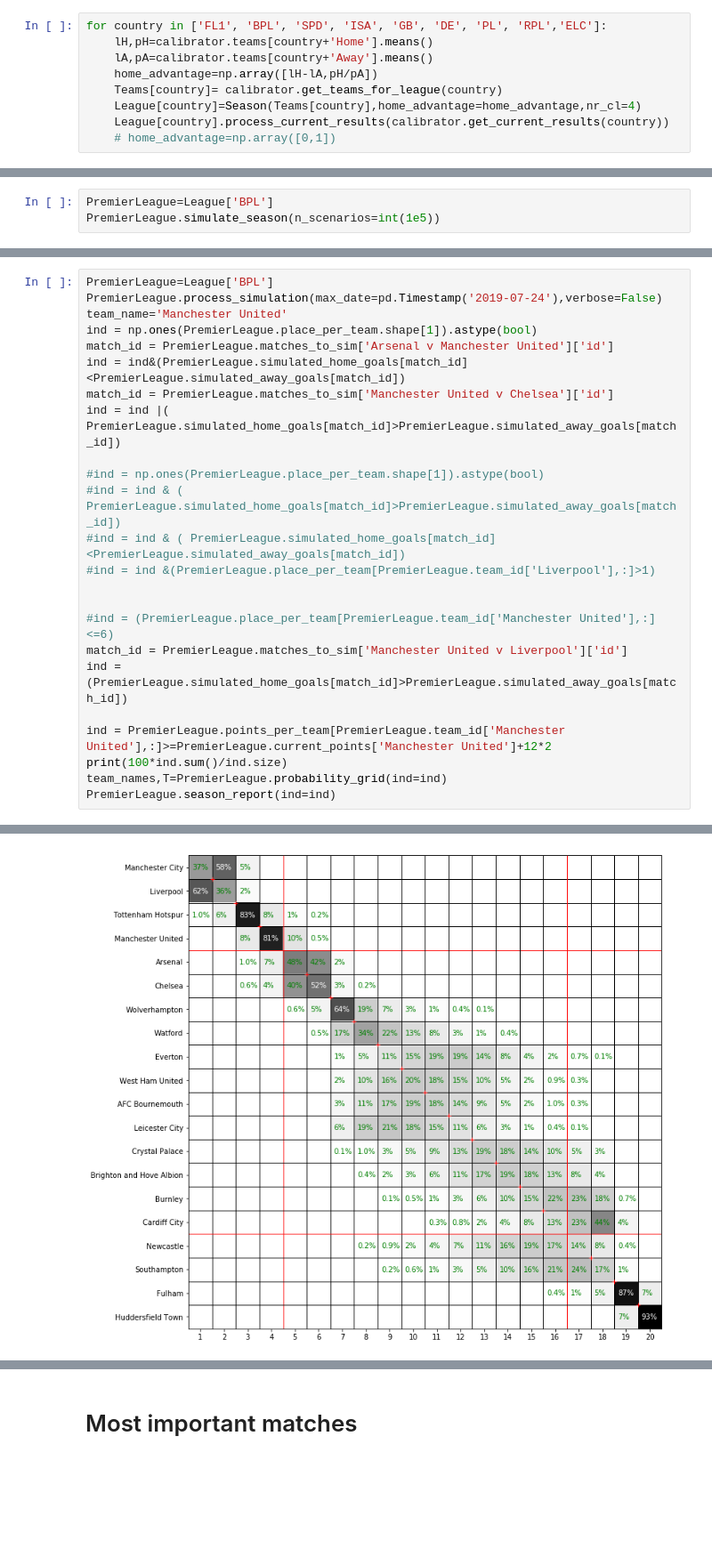
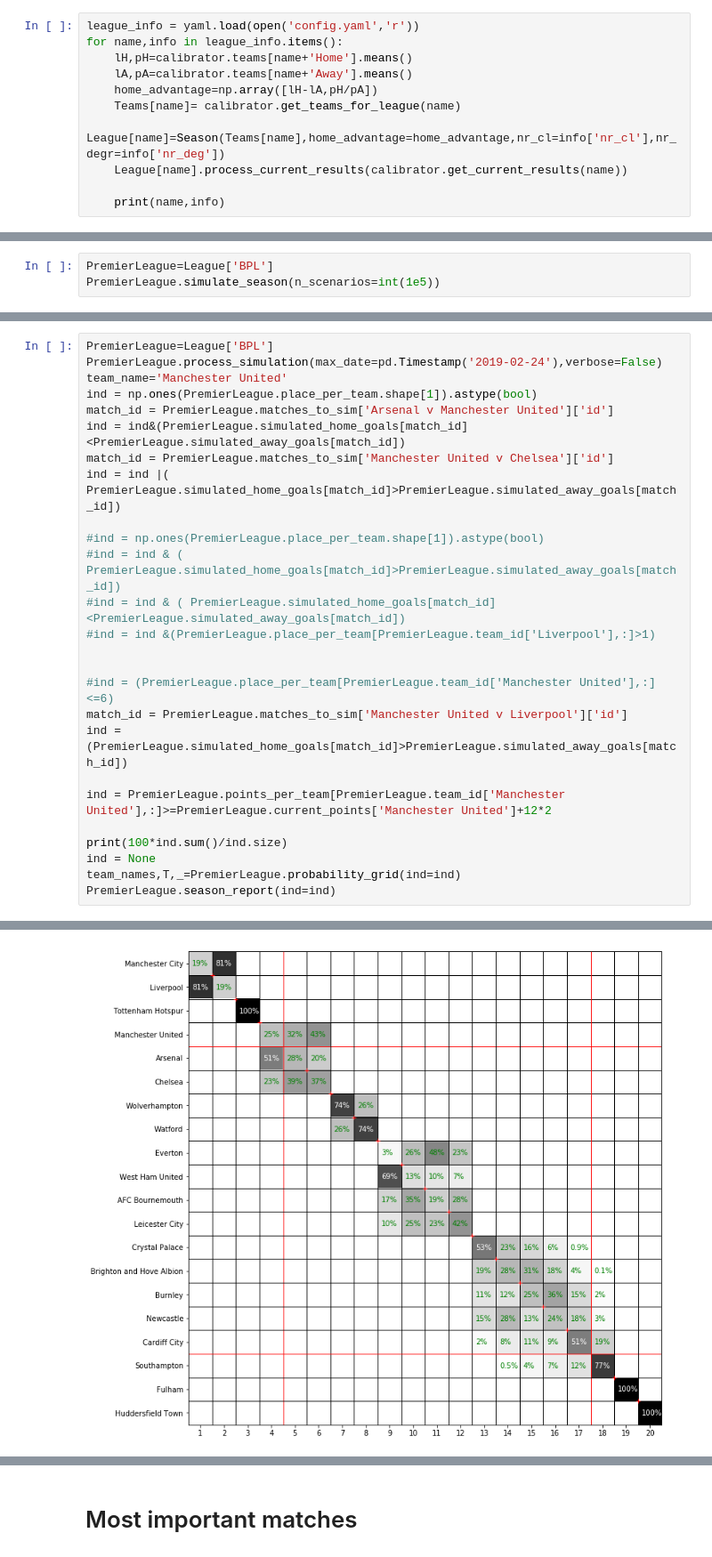
Before and after one commit to tchnvkng/football_sim, a Jupyter notebook: pl2.ipynb, the cells around one changed output, grey strips where cells are left out. Shown at 89% size. Saved outputs shown, nothing was run; the diff lists cells and outputs as text; blank space fills up the shorter version.

Commit message:
config.yaml added with settings

```diff
--- a/pl2.ipynb
+++ b/pl2.ipynb
@@ -69,9 +70,11 @@ simulation not yet processed, processing
 # %%
-for country in ['FL1', 'BPL', 'SPD', 'ISA', 'GB', 'DE', 'PL', 'RPL','ELC']:
-    lH,pH=calibrator.teams[country+'Home'].means()
-    lA,pA=calibrator.teams[country+'Away'].means()
+league_info = yaml.load(open('config.yaml','r'))
+for name,info in league_info.items():
+    lH,pH=calibrator.teams[name+'Home'].means()
+    lA,pA=calibrator.teams[name+'Away'].means()
     home_advantage=np.array([lH-lA,pH/pA])
-    Teams[country]= calibrator.get_teams_for_league(country)
-    League[country]=Season(Teams[country],home_advantage=home_advantage,nr_cl=4)
-    League[country].process_current_results(calibrator.get_current_results(country))
-    # home_advantage=np.array([0,1])
+    Teams[name]= calibrator.get_teams_for_league(name)
+    League[name]=Season(Teams[name],home_advantage=home_advantage,nr_cl=info['nr_cl'],nr_degr=info['nr_deg'])
+    League[name].process_current_results(calibrator.get_current_results(name))
+
+    print(name,info)
@@ -96,6 +117,6 @@ League[country].season_report()
 # %%
 PremierLeague=League['BPL']
-PremierLeague.process_simulation(max_date=pd.Timestamp('2019-07-24'),verbose=False)
+PremierLeague.process_simulation(max_date=pd.Timestamp('2019-02-24'),verbose=False)
 team_name='Manchester United'
 ind = np.ones(PremierLeague.place_per_team.shape[1]).astype(bool)
 match_id = PremierLeague.matches_to_sim['Arsenal v Manchester United']['id']
@@ -114,7 +135,9 @@ match_id = PremierLeague.matches_to_sim['Manchester United v Liverpool']['id']
 ind = (PremierLeague.simulated_home_goals[match_id]>PremierLeague.simulated_away_goals[match_id])
 
 ind = PremierLeague.points_per_team[PremierLeague.team_id['Manchester United'],:]>=PremierLeague.current_points['Manchester United']+12*2
+
 print(100*ind.sum()/ind.size)
-team_names,T=PremierLeague.probability_grid(ind=ind)
+ind = None
+team_names,T,_=PremierLeague.probability_grid(ind=ind)
 PremierLeague.season_report(ind=ind)
 # %% [output]
@@ -139,3 +162,3 @@ PremierLeague.season_report(ind=ind)
-[figure, old version]
+[figure, new version]
 # %%
 PremierLeague=League['BPL']
```
Also changed, not shown: parts of 17 cells of this notebook, 5 other files.
